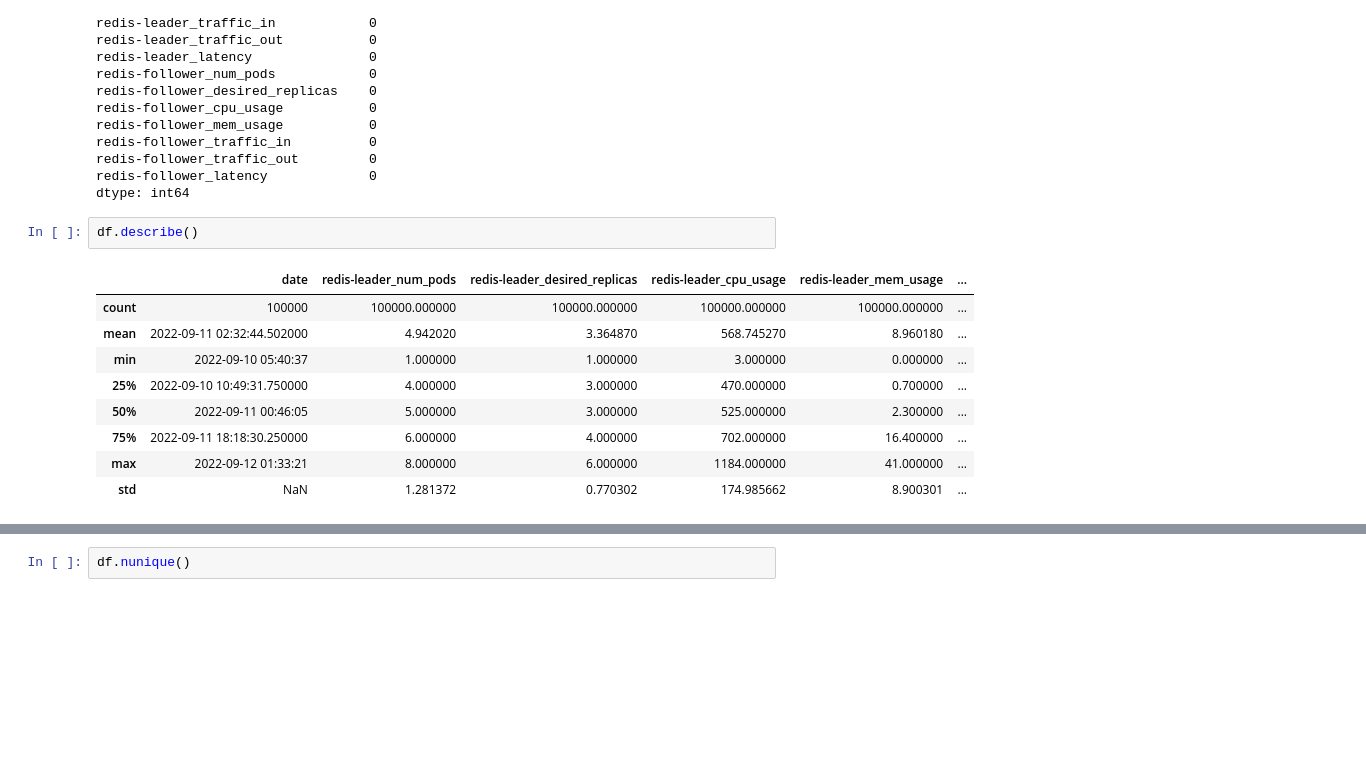
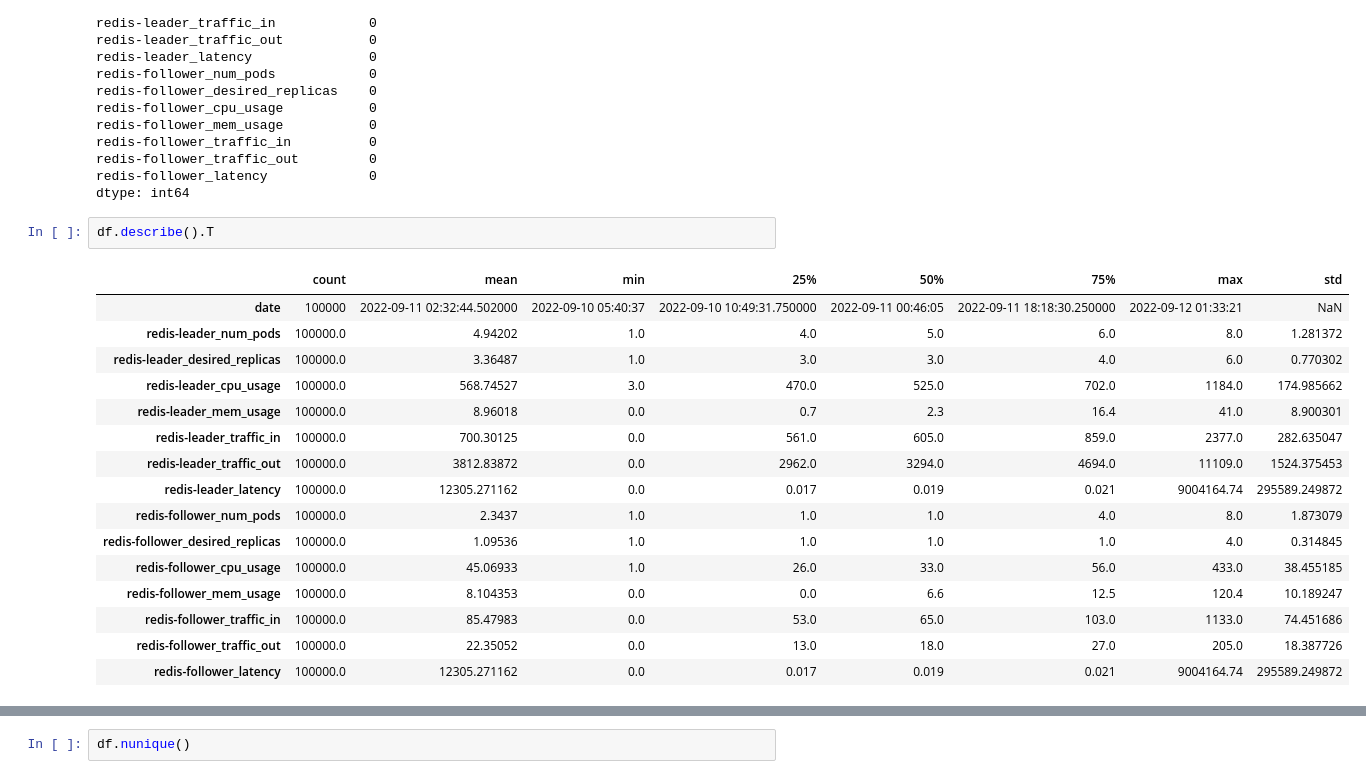
Before and after one commit to BogdanPaul15/gwydion, a Jupyter notebook: gwydion/datasets/real/redis/v1/redis.ipynb, the cells around one changed output, grey strips where cells are left out. Saved outputs shown, nothing was run; the diff lists cells and outputs as text; blank space fills up the shorter version.

Commit message:
feat: update analysis and v2 redis dataset

```diff
--- a/gwydion/datasets/real/redis/v1/redis.ipynb
+++ b/gwydion/datasets/real/redis/v1/redis.ipynb
@@ -79,14 +83,21 @@ redis-follower_traffic_out         0
 redis-follower_latency             0
 dtype: int64
 # %%
-df.describe()
+df.describe().T
 # %% [output]
-|  | date | redis-leader_num_pods | redis-leader_desired_replicas | redis-leader_cpu_usage | redis-leader_mem_usage | ... |
-| count | 100000 | 100000.000000 | 100000.000000 | 100000.000000 | 100000.000000 | ... |
-| mean | 2022-09-11 02:32:44.502000 | 4.942020 | 3.364870 | 568.745270 | 8.960180 | ... |
-| min | 2022-09-10 05:40:37 | 1.000000 | 1.000000 | 3.000000 | 0.000000 | ... |
-| 25% | 2022-09-10 10:49:31.750000 | 4.000000 | 3.000000 | 470.000000 | 0.700000 | ... |
-| 50% | 2022-09-11 00:46:05 | 5.000000 | 3.000000 | 525.000000 | 2.300000 | ... |
-| 75% | 2022-09-11 18:18:30.250000 | 6.000000 | 4.000000 | 702.000000 | 16.400000 | ... |
-| max | 2022-09-12 01:33:21 | 8.000000 | 6.000000 | 1184.000000 | 41.000000 | ... |
-| std | NaN | 1.281372 | 0.770302 | 174.985662 | 8.900301 | ... |
+|  | count | mean | min | 25% | 50% | 75% | max | std |
+| date | 100000 | 2022-09-11 02:32:44.502000 | 2022-09-10 05:40:37 | 2022-09-10 10:49:31.750000 | 2022-09-11 00:46:05 | 2022-09-11 18:18:30.250000 | 2022-09-12 01:33:21 | NaN |
+| redis-leader_num_pods | 100000.0 | 4.94202 | 1.0 | 4.0 | 5.0 | 6.0 | 8.0 | 1.281372 |
+| redis-leader_desired_replicas | 100000.0 | 3.36487 | 1.0 | 3.0 | 3.0 | 4.0 | 6.0 | 0.770302 |
+| redis-leader_cpu_usage | 100000.0 | 568.74527 | 3.0 | 470.0 | 525.0 | 702.0 | 1184.0 | 174.985662 |
+| redis-leader_mem_usage | 100000.0 | 8.96018 | 0.0 | 0.7 | 2.3 | 16.4 | 41.0 | 8.900301 |
+| redis-leader_traffic_in | 100000.0 | 700.30125 | 0.0 | 561.0 | 605.0 | 859.0 | 2377.0 | 282.635047 |
+| redis-leader_traffic_out | 100000.0 | 3812.83872 | 0.0 | 2962.0 | 3294.0 | 4694.0 | 11109.0 | 1524.375453 |
+| redis-leader_latency | 100000.0 | 12305.271162 | 0.0 | 0.017 | 0.019 | 0.021 | 9004164.74 | 295589.249872 |
+| redis-follower_num_pods | 100000.0 | 2.3437 | 1.0 | 1.0 | 1.0 | 4.0 | 8.0 | 1.873079 |
+| redis-follower_desired_replicas | 100000.0 | 1.09536 | 1.0 | 1.0 | 1.0 | 1.0 | 4.0 | 0.314845 |
+| redis-follower_cpu_usage | 100000.0 | 45.06933 | 1.0 | 26.0 | 33.0 | 56.0 | 433.0 | 38.455185 |
+| redis-follower_mem_usage | 100000.0 | 8.104353 | 0.0 | 0.0 | 6.6 | 12.5 | 120.4 | 10.189247 |
+| redis-follower_traffic_in | 100000.0 | 85.47983 | 0.0 | 53.0 | 65.0 | 103.0 | 1133.0 | 74.451686 |
+| redis-follower_traffic_out | 100000.0 | 22.35052 | 0.0 | 13.0 | 18.0 | 27.0 | 205.0 | 18.387726 |
+| redis-follower_latency | 100000.0 | 12305.271162 | 0.0 | 0.017 | 0.019 | 0.021 | 9004164.74 | 295589.249872 |
```
Also changed, not shown: parts of 74 cells of this notebook, 2 other files.
